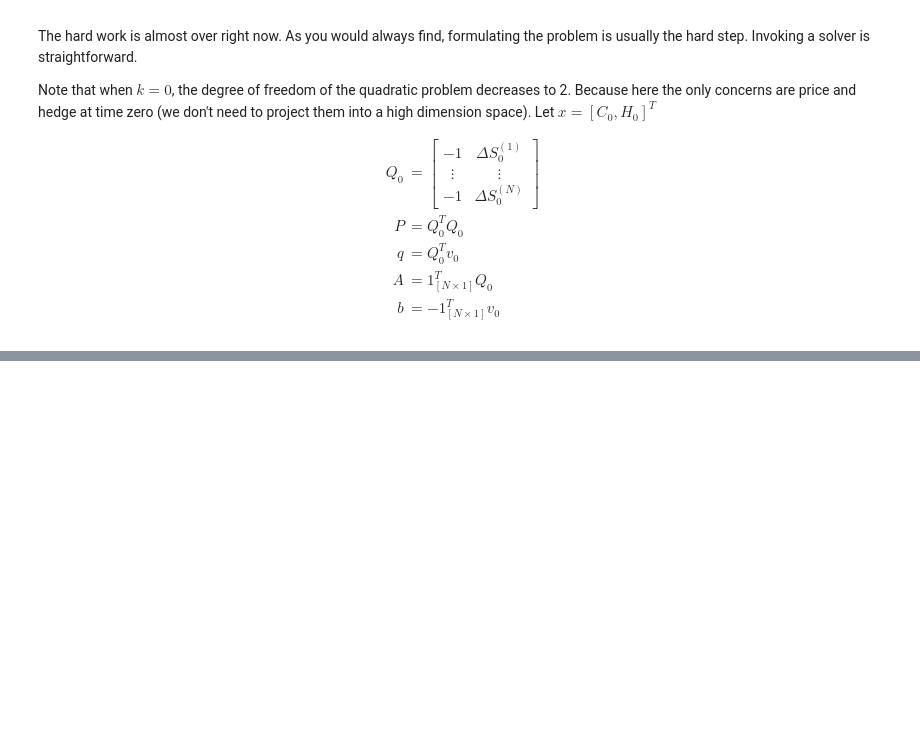
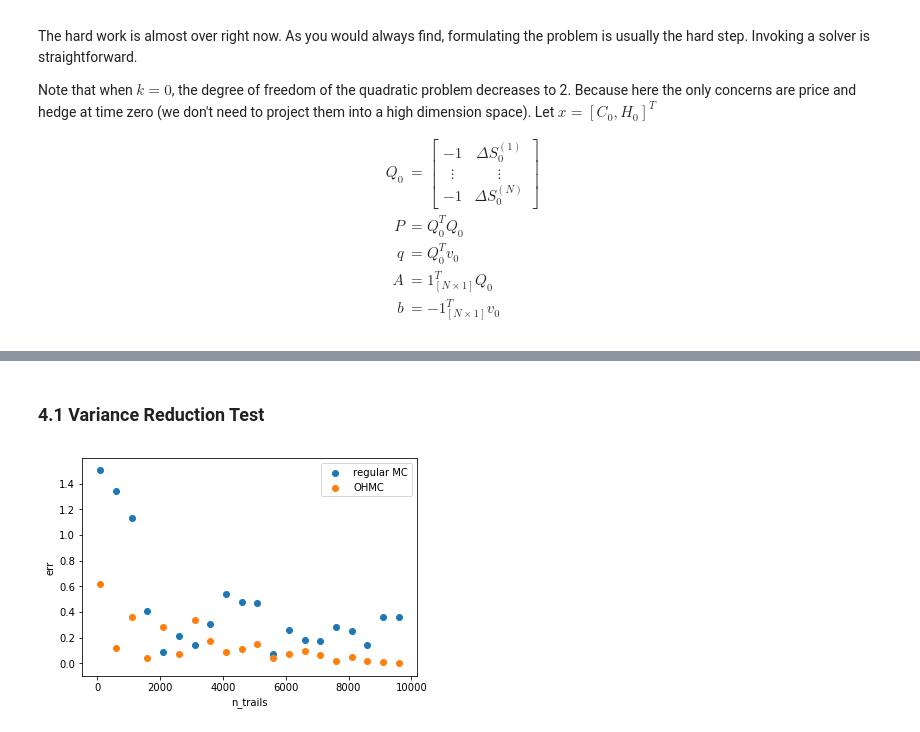
Before and after one commit to jerryxyx/MonteCarlo, a Jupyter notebook: OHMC.ipynb, the cells around one changed output, grey strips where cells are left out. Cells and saved outputs as stored; diff of their text form; code cells hidden in the pictures; blank space fills up the shorter version.

Commit message:
comparison

```diff
--- a/OHMC.ipynb
+++ b/OHMC.ipynb
@@ -302,0 +441,6 @@ print(hedges)
+# %%
+n_trails_list = np.arange(100,10000,500)
+efficiency_df = pd.DataFrame()
+for n_trails in n_trails_list:
+    new_df = pd.DataFrame(efficiency_comparison(n_trails,n_steps))
+    efficiency_df = pd.concat((efficiency_df,new_df))
@@ -302,0 +456,21 @@ print(hedges)
+# %% [markdown]
+### 4.1 Variance Reduction Test
+# %%
+import matplotlib.pyplot as plt
+fig,ax = plt.subplots()
+
+mc_trails = efficiency_df[efficiency_df["method"]=="MC"]["n_trails"]
+mc_err = efficiency_df[efficiency_df["method"]=="MC"]["err"]
+ax.scatter(mc_trails,mc_err,label="regular MC")
+
+ohmc_trails = efficiency_df[efficiency_df["method"]=="OHMC"]["n_trails"]
+ohmc_err = efficiency_df[efficiency_df["method"]=="OHMC"]["err"]
+ax.scatter(ohmc_trails,ohmc_err,label="OHMC")
+ax.legend()
+
+plt.xlabel("n_trails")
+plt.ylabel("err")
+
+plt.show()
+# %% [output]
+[figure, added]
```
Also changed, not shown: parts of 12 cells of this notebook.
